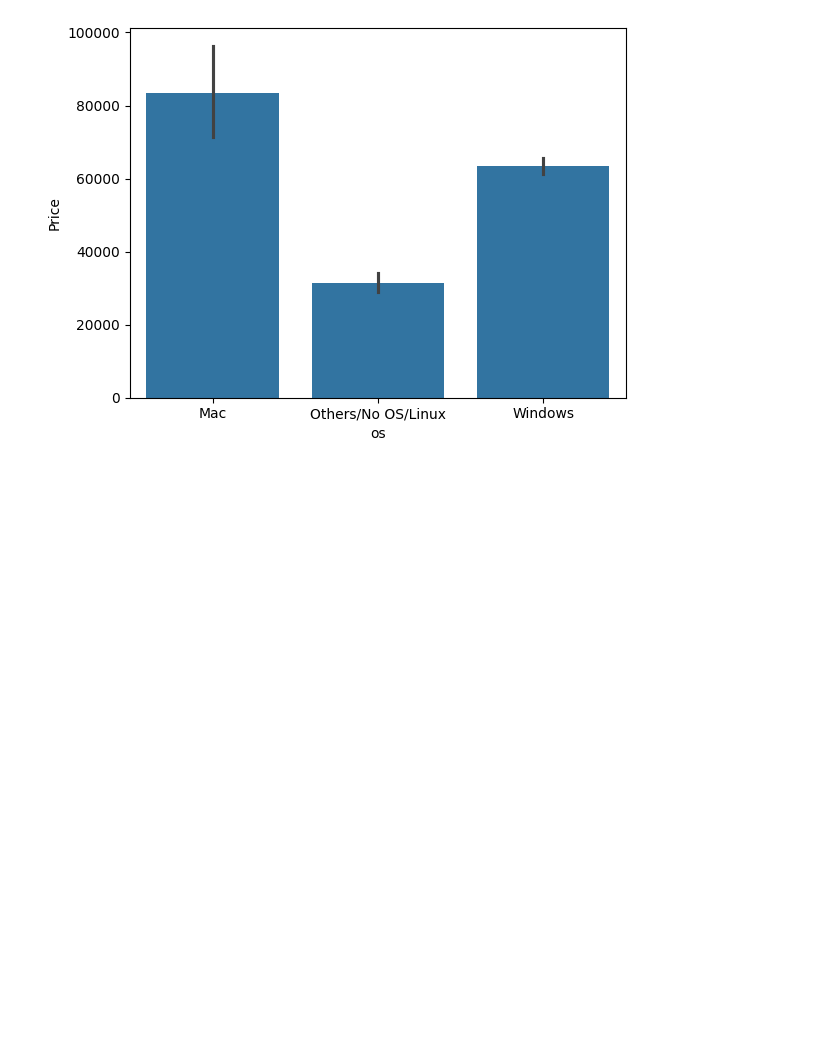
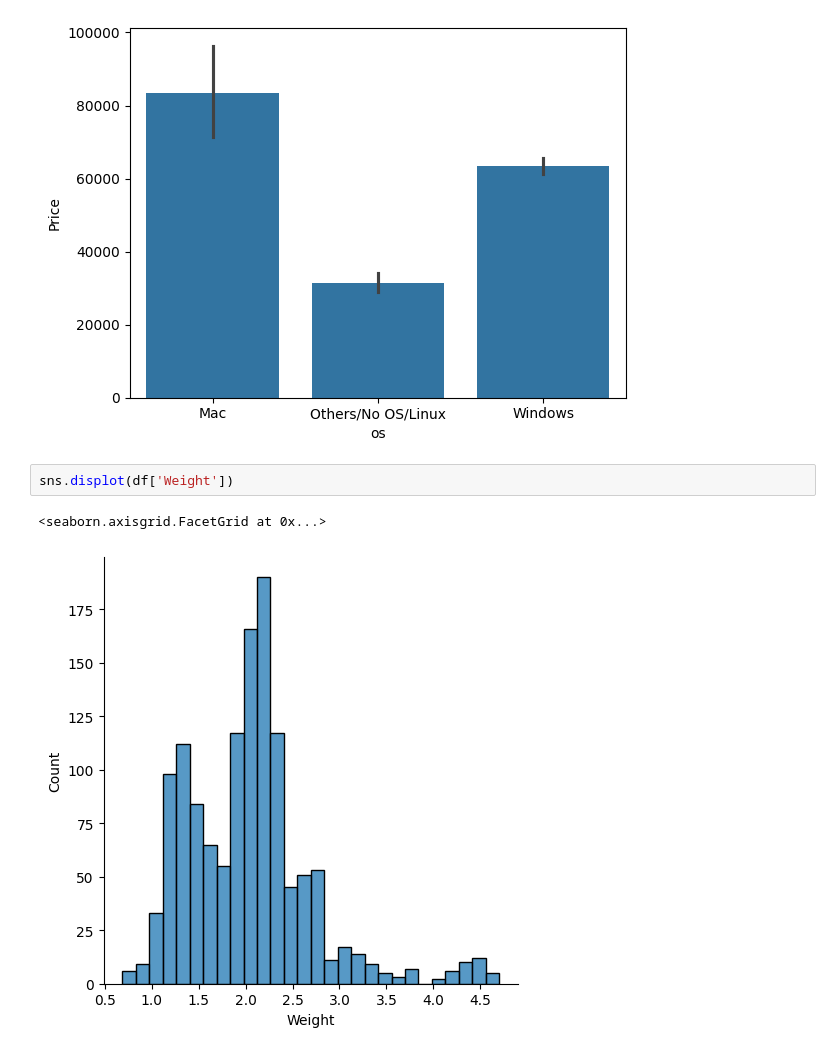
Before and after one commit to afadnan/laptopPricePrediction, a Jupyter notebook: laptop.ipynb, the cells around one changed output. Saved outputs shown, nothing was run; the diff lists cells and outputs as text; blank space fills up the shorter version.

```diff
--- a/laptop.ipynb
+++ b/laptop.ipynb
@@ -845,3 +845,8 @@ sns.barplot(x=df['os'], y=df['Price'])
 # %% [output]
 <Axes: xlabel='os', ylabel='Price'>
 [figure]
+# %%
+sns.displot(df['Weight'])
+# %% [output]
+<seaborn.axisgrid.FacetGrid at 0x...>
+[figure, added]
```
Also changed, not shown: parts of 11 cells of this notebook.
